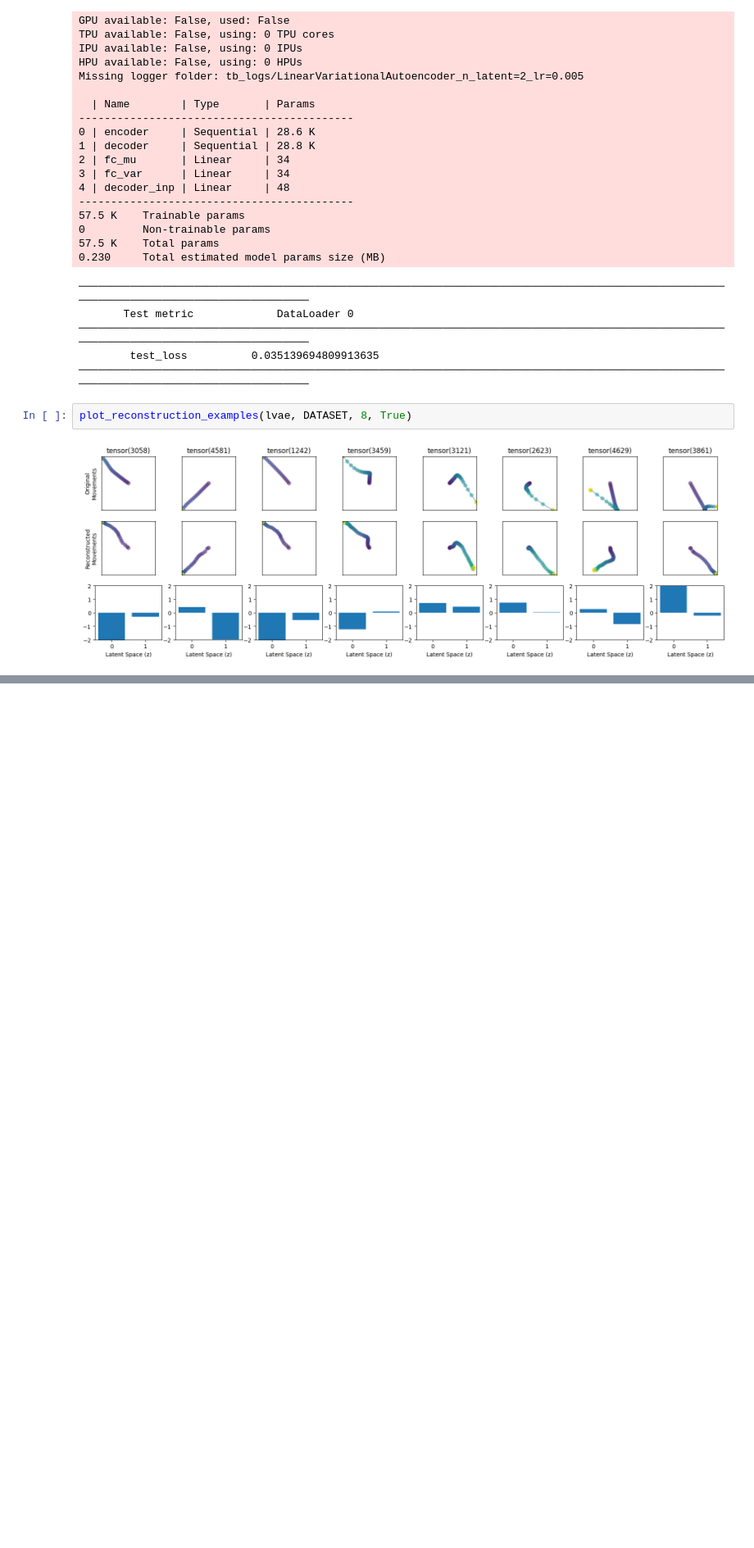
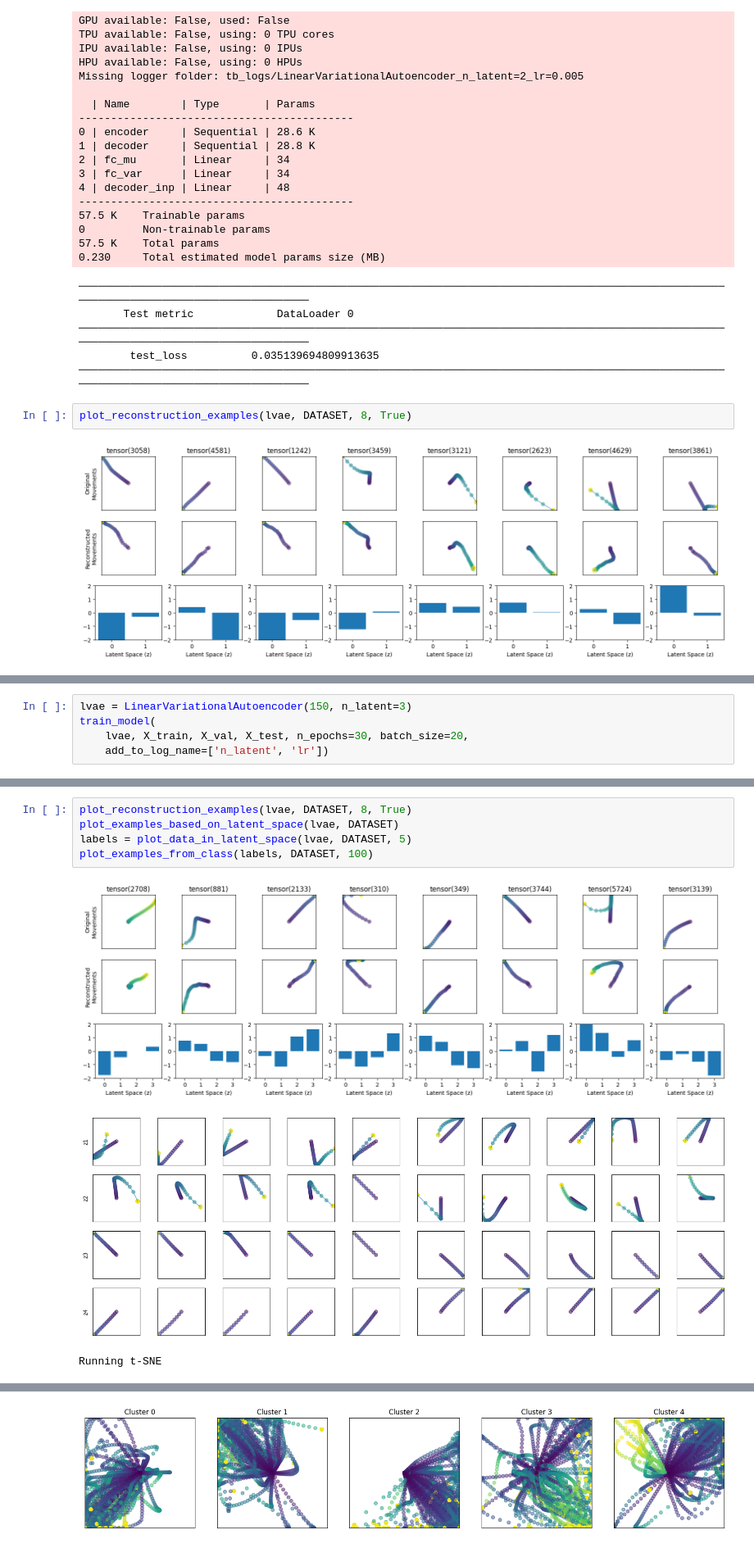
Before and after one commit to NevVerVer/Neuromatch_2022_EcoG_movements, a Jupyter notebook: models/train_behavior_models.ipynb, the cells around one changed output, grey strips where cells are left out. Shown at 82% size. Cells and saved outputs as stored; diff of their text form; blank space fills up the shorter version.

Commit message:
add more plots of latent space

```diff
--- a/models/train_behavior_models.ipynb
+++ b/models/train_behavior_models.ipynb
@@ -176,0 +177,5 @@ plot_examples_from_class(labels, DATASET, 100)
+# %%
+lvae = LinearVariationalAutoencoder(150, n_latent=3)
+train_model(
+    lvae, X_train, X_val, X_test, n_epochs=30, batch_size=20,
+    add_to_log_name=['n_latent', 'lr'])
@@ -176,0 +205,9 @@ plot_examples_from_class(labels, DATASET, 100)
+# %%
+plot_reconstruction_examples(lvae, DATASET, 8, True)
+plot_examples_based_on_latent_space(lvae, DATASET)
+labels = plot_data_in_latent_space(lvae, DATASET, 5)
+plot_examples_from_class(labels, DATASET, 100)
+# %% [output]
+[figure, added]
+[figure, added]
+Running t-SNE
@@ -176,0 +215 @@ plot_examples_from_class(labels, DATASET, 100)
+[figure, added]
```
Also changed, not shown: parts of 8 cells of this notebook, 1 other file.
